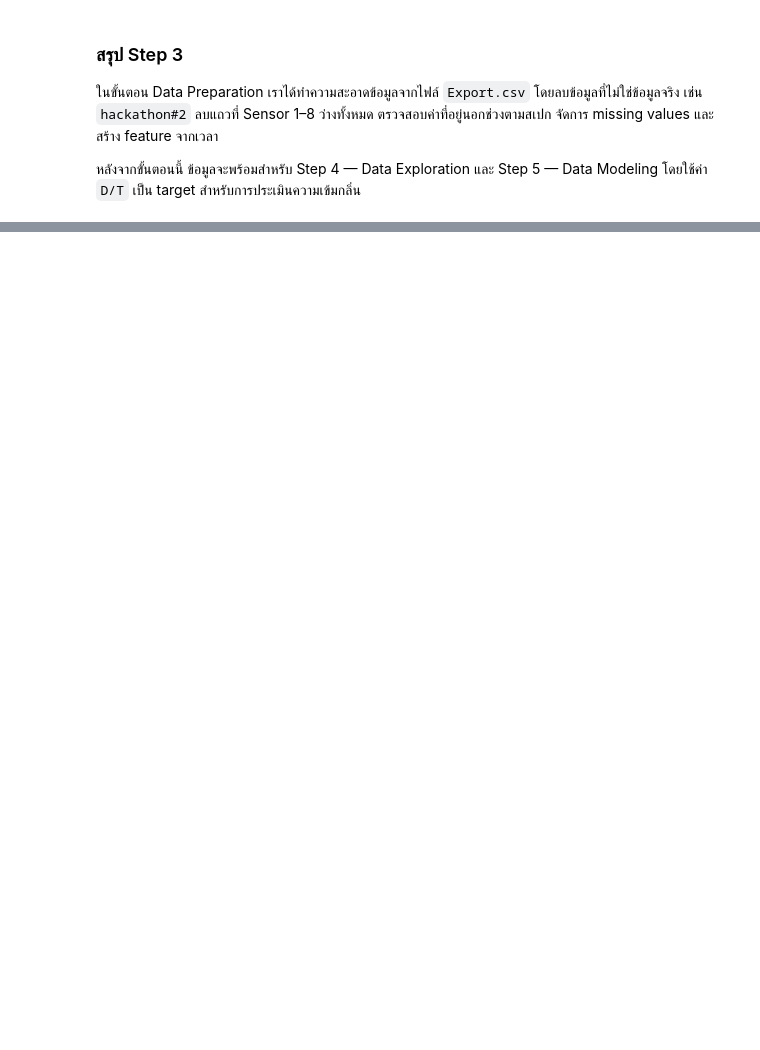
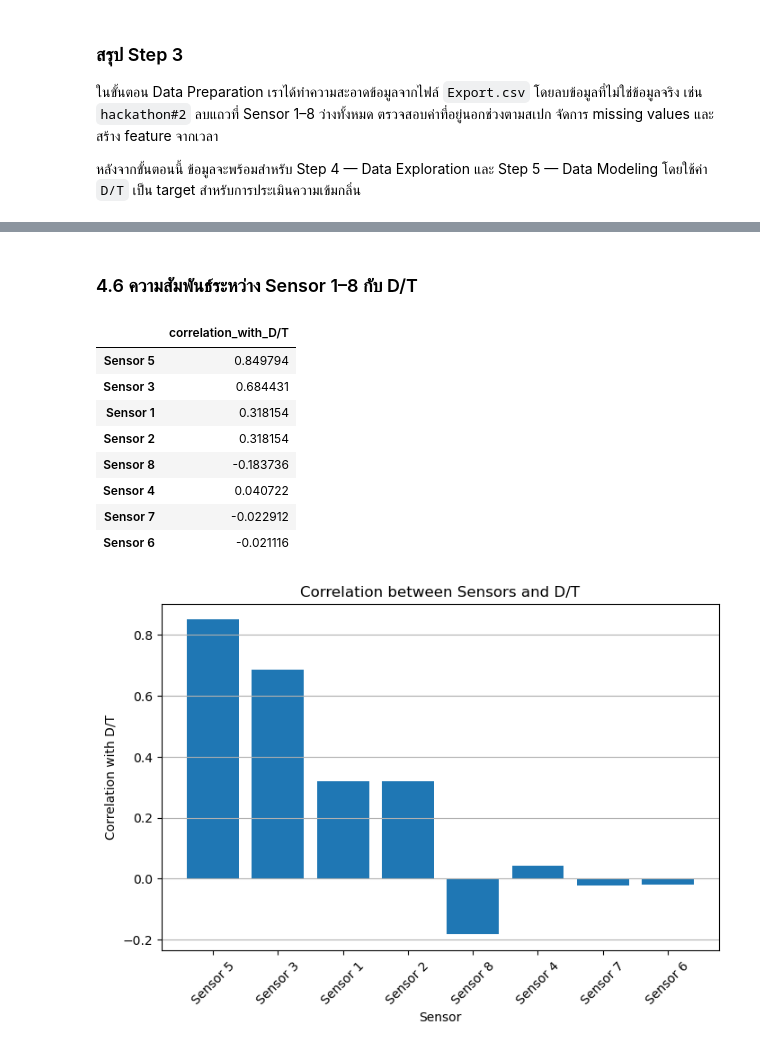
Before and after one commit to Panussu/HackathonGroup3, a Jupyter notebook: enose_analysis.ipynb, the cells around one changed output, grey strips where cells are left out. Cells and saved outputs as stored; diff of their text form; code cells hidden in the pictures; blank space fills up the shorter version.

```diff
--- a/enose_analysis.ipynb
+++ b/enose_analysis.ipynb
@@ -387,0 +810,27 @@ display(df_clean["D/T"].describe().to_frame("D/T"))
+# %% [markdown]
+### 4.6 ความสัมพันธ์ระหว่าง Sensor 1–8 กับ D/T
+# %%
+corr_with_dt = df_clean[sensor_cols + [target_col]].corr()[target_col].drop(target_col)
+corr_with_dt = corr_with_dt.sort_values(key=lambda x: x.abs(), ascending=False)
+
+display(corr_with_dt.to_frame("correlation_with_D/T"))
+
+plt.figure(figsize=(8, 5))
+plt.bar(corr_with_dt.index, corr_with_dt.values)
+plt.title("Correlation between Sensors and D/T")
+plt.xlabel("Sensor")
+plt.ylabel("Correlation with D/T")
+plt.xticks(rotation=45)
+plt.grid(axis="y")
+plt.show()
+# %% [output]
+|  | correlation_with_D/T |
+| Sensor 5 | 0.849794 |
+| Sensor 3 | 0.684431 |
+| Sensor 1 | 0.318154 |
+| Sensor 2 | 0.318154 |
+| Sensor 8 | -0.183736 |
+| Sensor 4 | 0.040722 |
+| Sensor 7 | -0.022912 |
+| Sensor 6 | -0.021116 |
+[figure, added]
```
Also changed, not shown: parts of 30 cells of this notebook.
